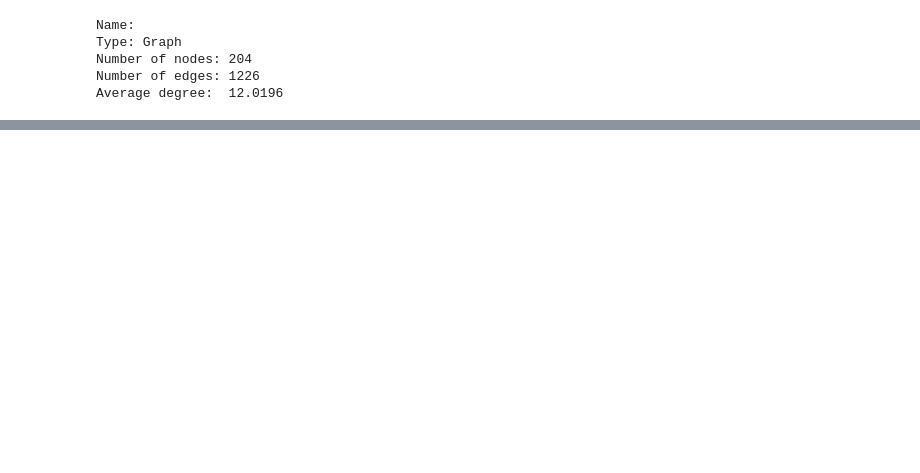
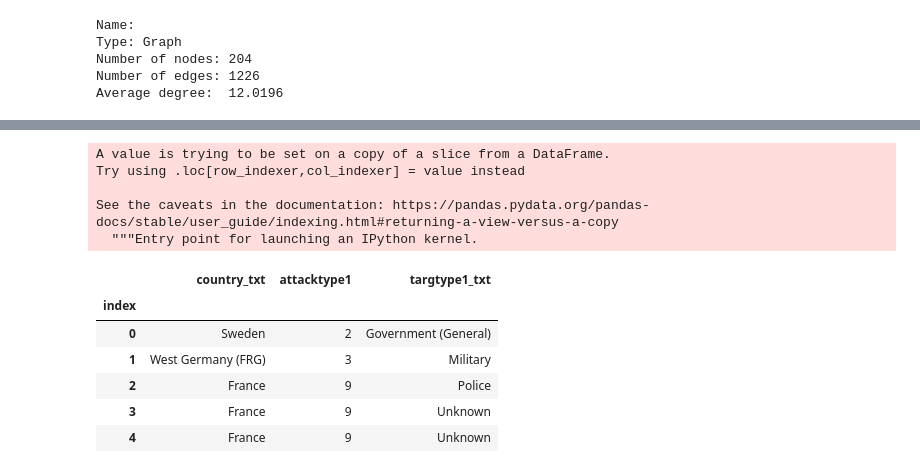
Before and after one commit to kelloggjohnd/Data620-Web_Analytics, a Jupyter notebook: Project 1/terror_EDA.ipynb, the cells around one changed output, grey strips where cells are left out. Saved outputs shown, nothing was run; the diff lists cells and outputs as text; code cells hidden in the pictures; blank space fills up the shorter version.

```diff
--- a/Project 1/terror_EDA.ipynb
+++ b/Project 1/terror_EDA.ipynb
@@ -57,0 +65,19 @@ N_2.show('test_2.html')
+# %%
+ter_df['index'] = df.index
+ter_df = ter_df.set_index('index')
+# %% [output]
+A value is trying to be set on a copy of a slice from a DataFrame.
+Try using .loc[row_indexer,col_indexer] = value instead
+
+See the caveats in the documentation: https://pandas.pydata.org/pandas-docs/stable/user_guide/indexing.html#returning-a-view-versus-a-copy
+  """Entry point for launching an IPython kernel.
+# %%
+ter_df.head()
+# %% [output]
+|  | country_txt | attacktype1 | targtype1_txt |
+| index |  |  |  |
+| 0 | Sweden | 2 | Government (General) |
+| 1 | West Germany (FRG) | 3 | Military |
+| 2 | France | 9 | Police |
+| 3 | France | 9 | Unknown |
+| 4 | France | 9 | Unknown |
```
Also changed, not shown: parts of 9 cells of this notebook, 2 other files.
